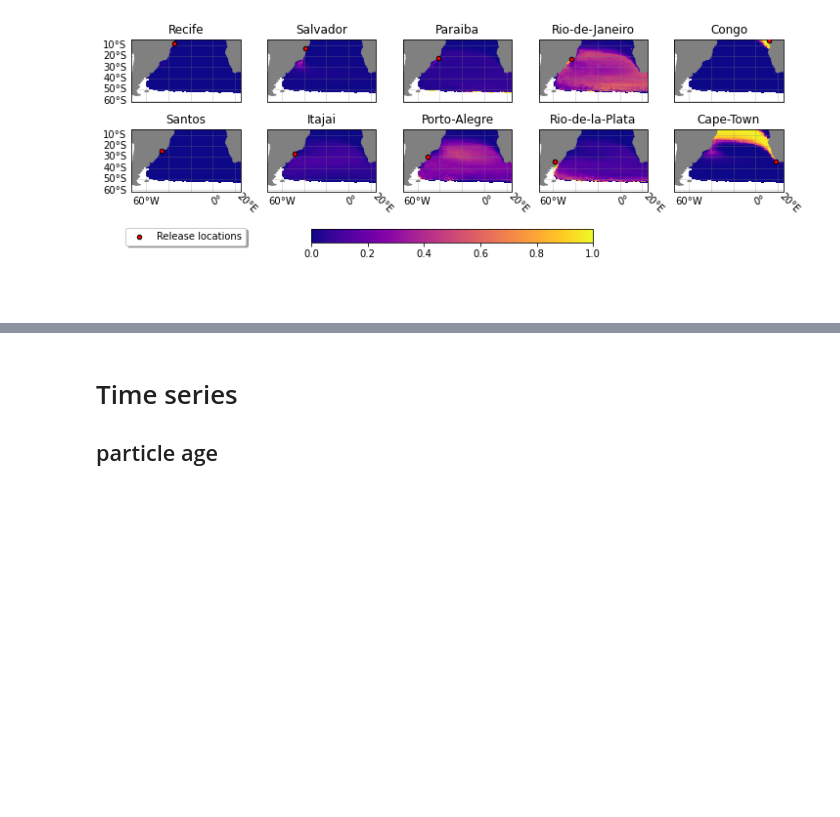
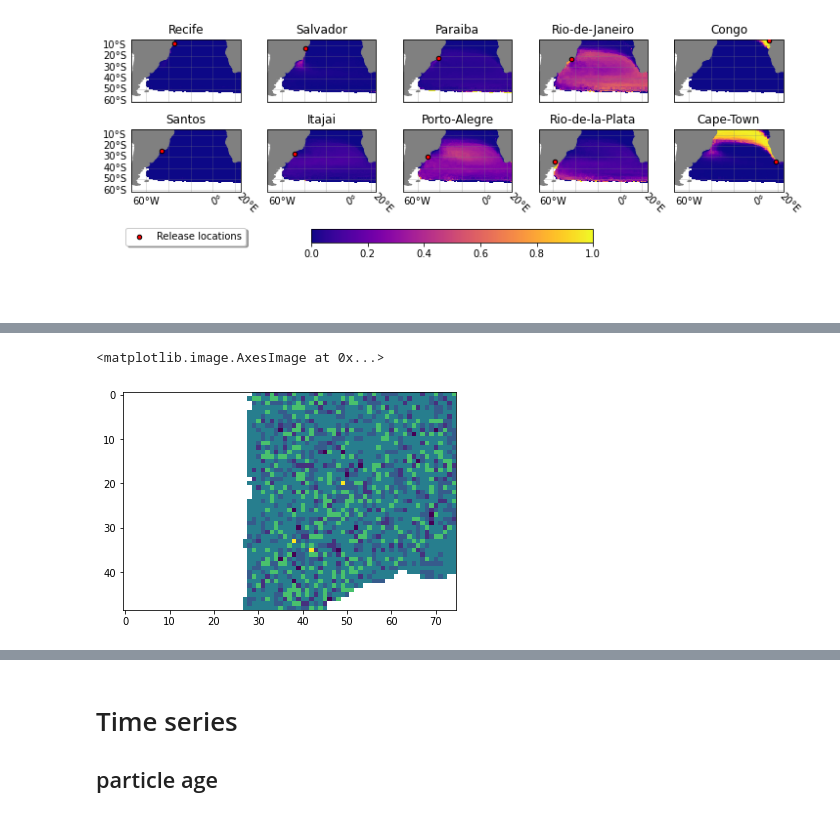
Before and after one commit to OceanParcels/BayesianAnalysis_SouthAtlantic, a Jupyter notebook: notebooks/article_plots.ipynb, the cells around one changed output, grey strips where cells are left out. Drawn from its saved outputs; the diff is of its cells as text; code cells hidden in the pictures; blank space fills up the shorter version.

```diff
--- a/notebooks/article_plots.ipynb
+++ b/notebooks/article_plots.ipynb
@@ -144,0 +174,5 @@ plt.savefig('../article_figs/posterior_4y_average', dpi=300)
+# %%
+plt.imshow(total[45:-4])
+# %% [output]
+<matplotlib.image.AxesImage at 0x...>
+[figure, added]
```
Also changed, not shown: parts of 17 cells of this notebook, 2 other files.
